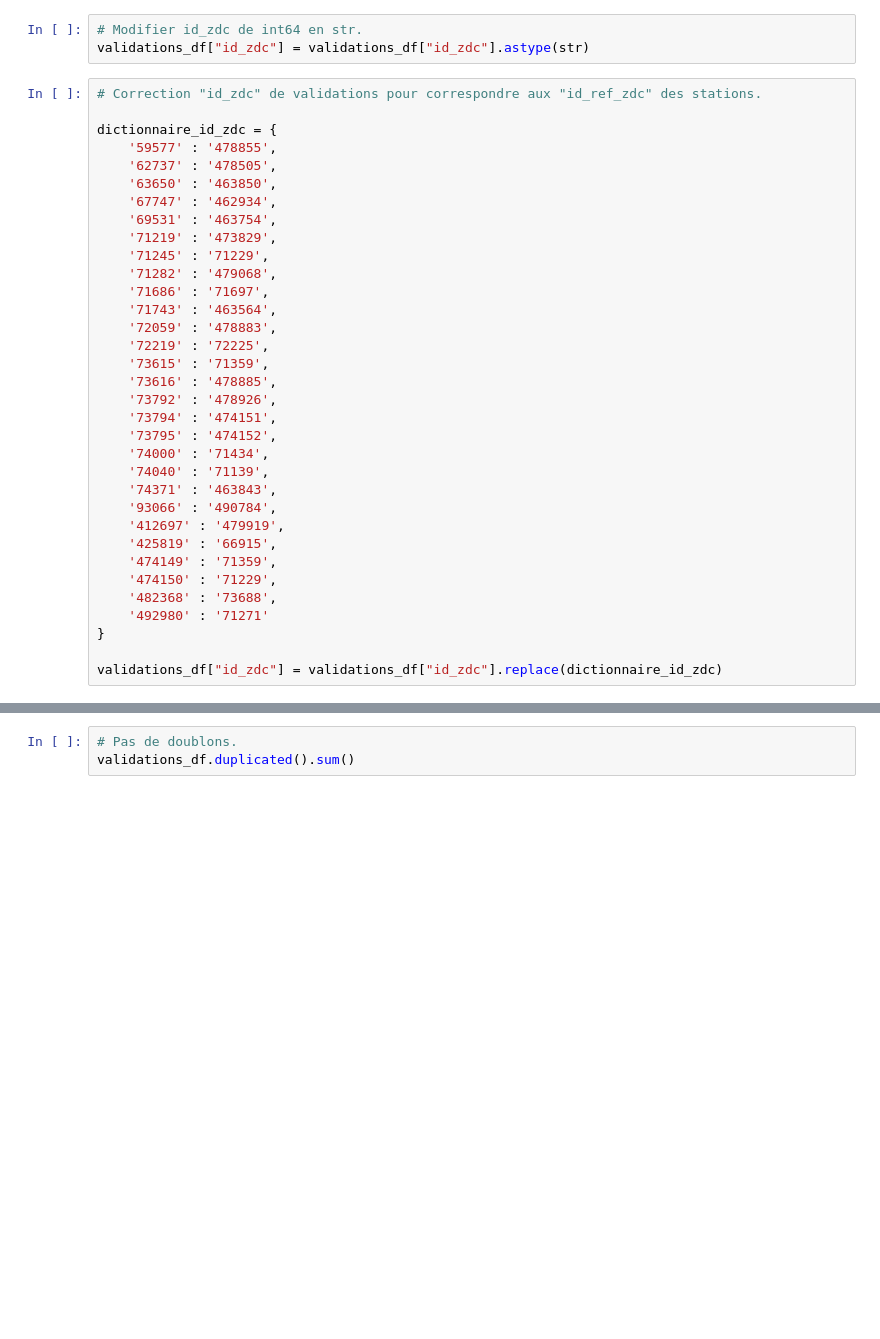
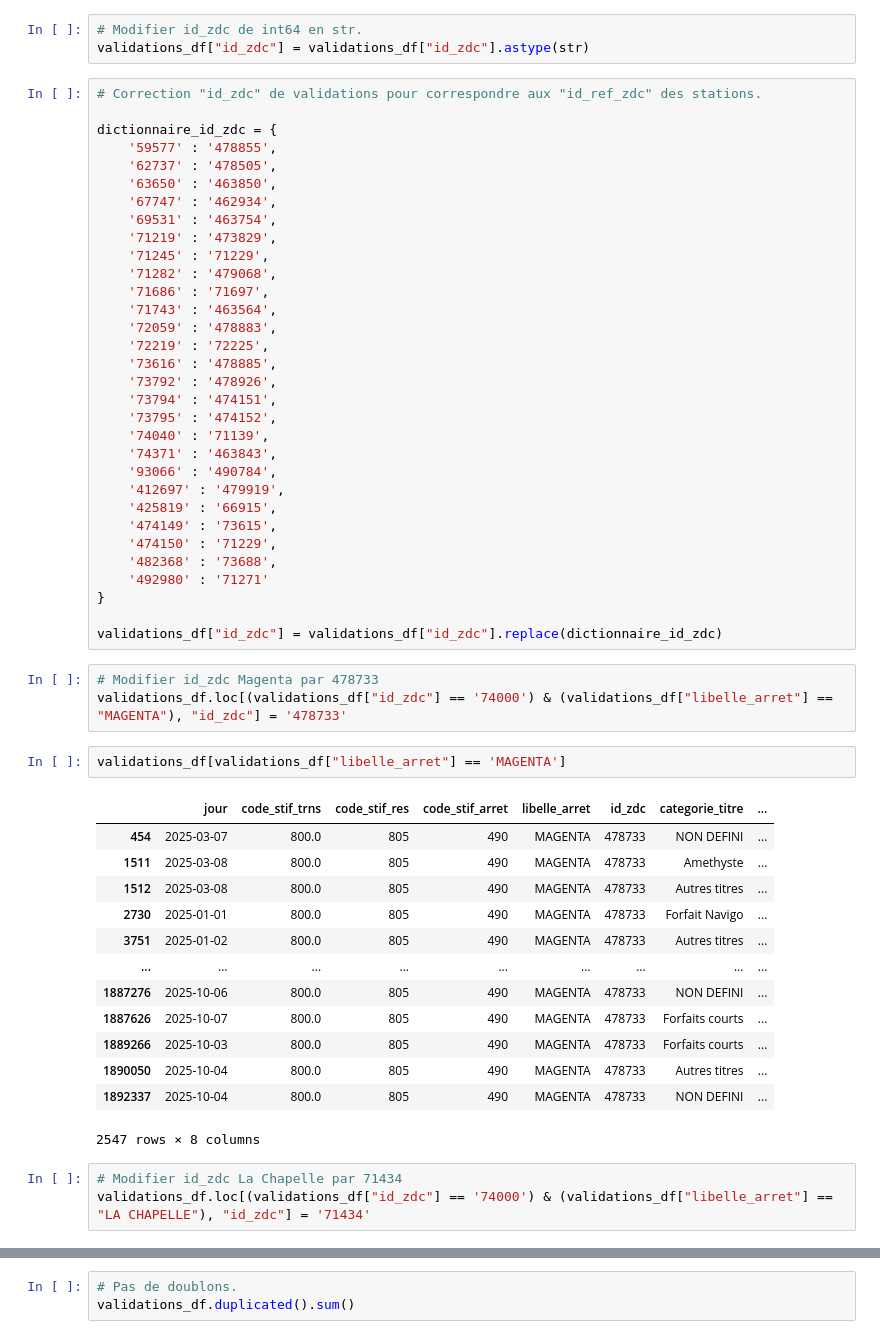
Before and after one commit to m1111111ke/idfm, a Jupyter notebook: notebooks/idfm.ipynb, the cells around one changed output, grey strips where cells are left out. Saved outputs shown, nothing was run; the diff lists cells and outputs as text; blank space fills up the shorter version.

```diff
--- a/notebooks/idfm.ipynb
+++ b/notebooks/idfm.ipynb
@@ -361,21 +364,41 @@ dictionnaire_id_zdc = {
     '71743' : '463564',
     '72059' : '478883',
     '72219' : '72225',
-    '73615' : '71359',
     '73616' : '478885',
     '73792' : '478926',
     '73794' : '474151',
     '73795' : '474152',
-    '74000' : '71434',
     '74040' : '71139',
     '74371' : '463843',
     '93066' : '490784',
     '412697' : '479919',
     '425819' : '66915',
-    '474149' : '71359',
+    '474149' : '73615',
     '474150' : '71229',
     '482368' : '73688',
     '492980' : '71271'
 }
 
 validations_df["id_zdc"] = validations_df["id_zdc"].replace(dictionnaire_id_zdc)
+# %%
+# Modifier id_zdc Magenta par 478733
+validations_df.loc[(validations_df["id_zdc"] == '74000') & (validations_df["libelle_arret"] == "MAGENTA"), "id_zdc"] = '478733'
+# %%
+validations_df[validations_df["libelle_arret"] == 'MAGENTA']
+# %% [output]
+|  | jour | code_stif_trns | code_stif_res | code_stif_arret | libelle_arret | id_zdc | categorie_titre | ... |
+| 454 | 2025-03-07 | 800.0 | 805 | 490 | MAGENTA | 478733 | NON DEFINI | ... |
+| 1511 | 2025-03-08 | 800.0 | 805 | 490 | MAGENTA | 478733 | Amethyste | ... |
+| 1512 | 2025-03-08 | 800.0 | 805 | 490 | MAGENTA | 478733 | Autres titres | ... |
+| 2730 | 2025-01-01 | 800.0 | 805 | 490 | MAGENTA | 478733 | Forfait Navigo | ... |
+| 3751 | 2025-01-02 | 800.0 | 805 | 490 | MAGENTA | 478733 | Autres titres | ... |
+| ... | ... | ... | ... | ... | ... | ... | ... | ... |
+| 1887276 | 2025-10-06 | 800.0 | 805 | 490 | MAGENTA | 478733 | NON DEFINI | ... |
+| 1887626 | 2025-10-07 | 800.0 | 805 | 490 | MAGENTA | 478733 | Forfaits courts | ... |
+| 1889266 | 2025-10-03 | 800.0 | 805 | 490 | MAGENTA | 478733 | Forfaits courts | ... |
+| 1890050 | 2025-10-04 | 800.0 | 805 | 490 | MAGENTA | 478733 | Autres titres | ... |
+| 1892337 | 2025-10-04 | 800.0 | 805 | 490 | MAGENTA | 478733 | NON DEFINI | ... |
+2547 rows × 8 columns
+# %%
+# Modifier id_zdc La Chapelle par 71434
+validations_df.loc[(validations_df["id_zdc"] == '74000') & (validations_df["libelle_arret"] == "LA CHAPELLE"), "id_zdc"] = '71434'
```
Also changed, not shown: parts of 11 cells of this notebook.
